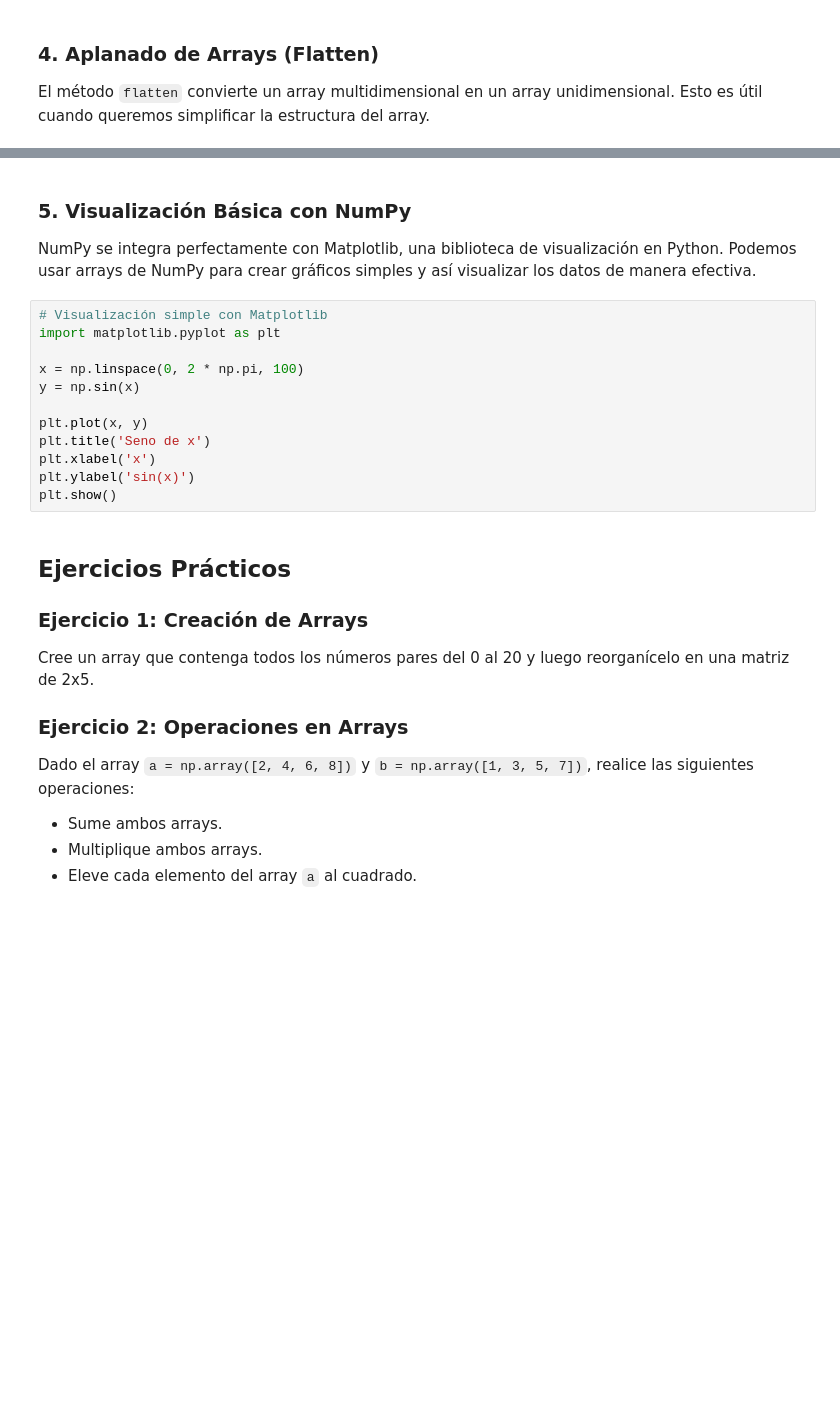
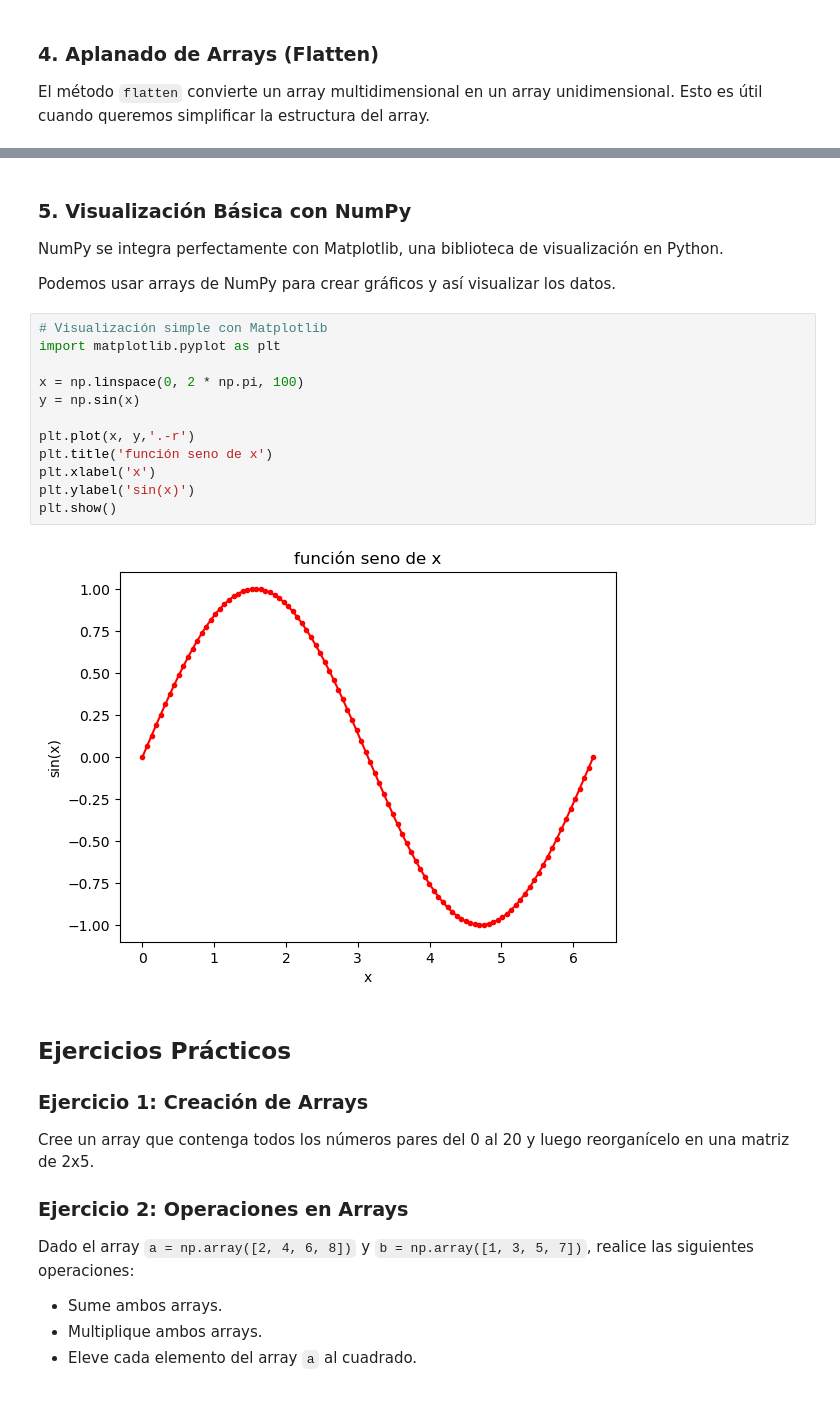
Before and after one commit to cpatagon/Python_Numerico, a Jupyter notebook: clases/01_Introduccion_python/03_01_numpy.ipynb, the cells around one changed output, grey strips where cells are left out. Cells and saved outputs as stored; diff of their text form; blank space fills up the shorter version.

```diff
--- a/clases/01_Introduccion_python/03_01_numpy.ipynb
+++ b/clases/01_Introduccion_python/03_01_numpy.ipynb
@@ -72,18 +150,22 @@ print('Array aplanado:', j)
 # %% [markdown]
 ### 5. Visualización Básica con NumPy
-NumPy se integra perfectamente con Matplotlib, una biblioteca de visualización en Python. Podemos usar arrays de NumPy para crear gráficos simples y así visualizar los datos de manera efectiva.
+NumPy se integra perfectamente con Matplotlib, una biblioteca de visualización en Python.
+
+Podemos usar arrays de NumPy para crear gráficos y así visualizar los datos.
 # %%
 # Visualización simple con Matplotlib
 import matplotlib.pyplot as plt
 
 x = np.linspace(0, 2 * np.pi, 100)
 y = np.sin(x)
 
-plt.plot(x, y)
-plt.title('Seno de x')
+plt.plot(x, y,'.-r')
+plt.title('función seno de x')
 plt.xlabel('x')
 plt.ylabel('sin(x)')
 plt.show()
+# %% [output]
+[figure, added]
 # %% [markdown]
 ## Ejercicios Prácticos
 ### Ejercicio 1: Creación de Arrays
```
Also changed, not shown: parts of 21 cells of this notebook, 11 other files.
